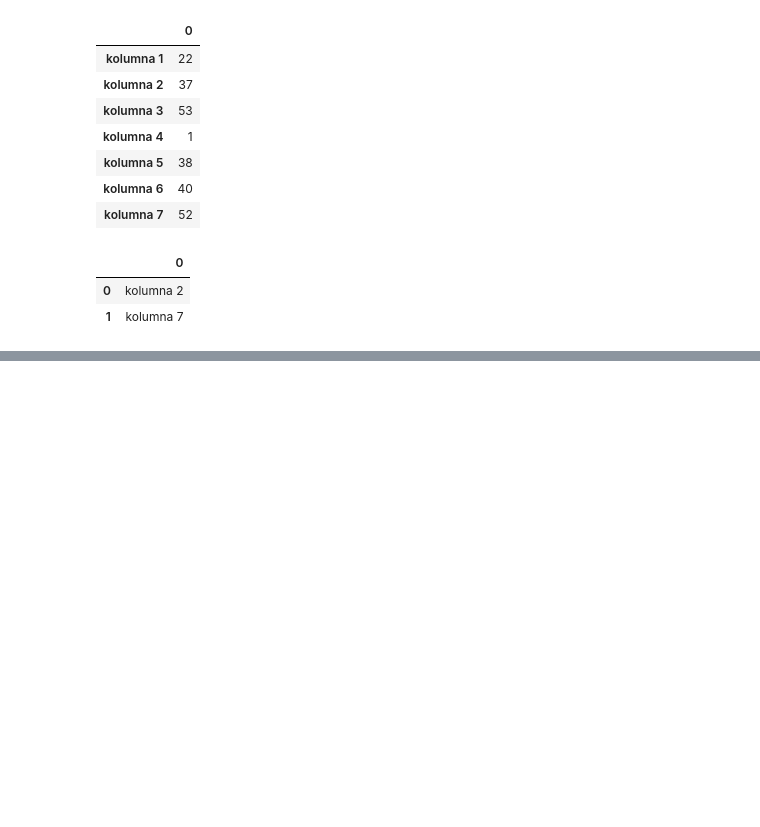
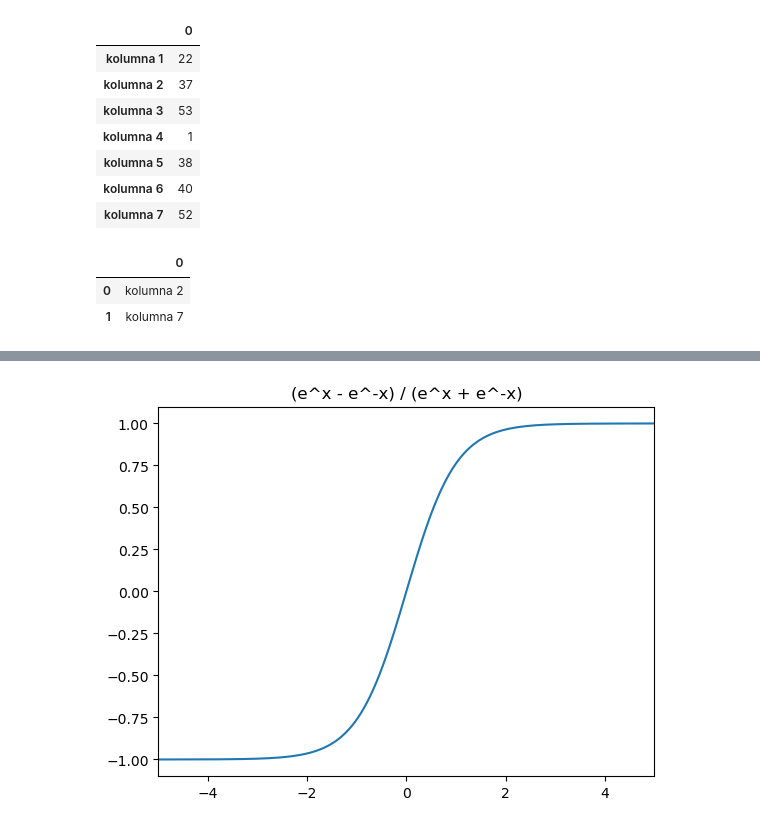
Before and after one commit to Shengan01/Lab, a Jupyter notebook: Lab1/Lab1.ipynb, the cells around one changed output, grey strips where cells are left out. Cells and saved outputs as stored; diff of their text form; code cells hidden in the pictures; blank space fills up the shorter version.

```diff
--- a/Lab1/Lab1.ipynb
+++ b/Lab1/Lab1.ipynb
@@ -297,0 +317,9 @@ Index(['kolumna 1'], dtype='object')
+# %%
+x2 = np.arange(-5, 5, 0.01)
+y2 = ((np.exp(x2) - np.exp(-x2)) / (np.exp(x2) + np.exp(-x2)))
+plt.plot(x2, y2)
+plt.xlim(-5, 5)
+plt.title(label = "(e^x - e^-x) / (e^x + e^-x)")
+plt.show()
+# %% [output]
+[figure, added]
```
Also changed, not shown: parts of 11 cells of this notebook.
